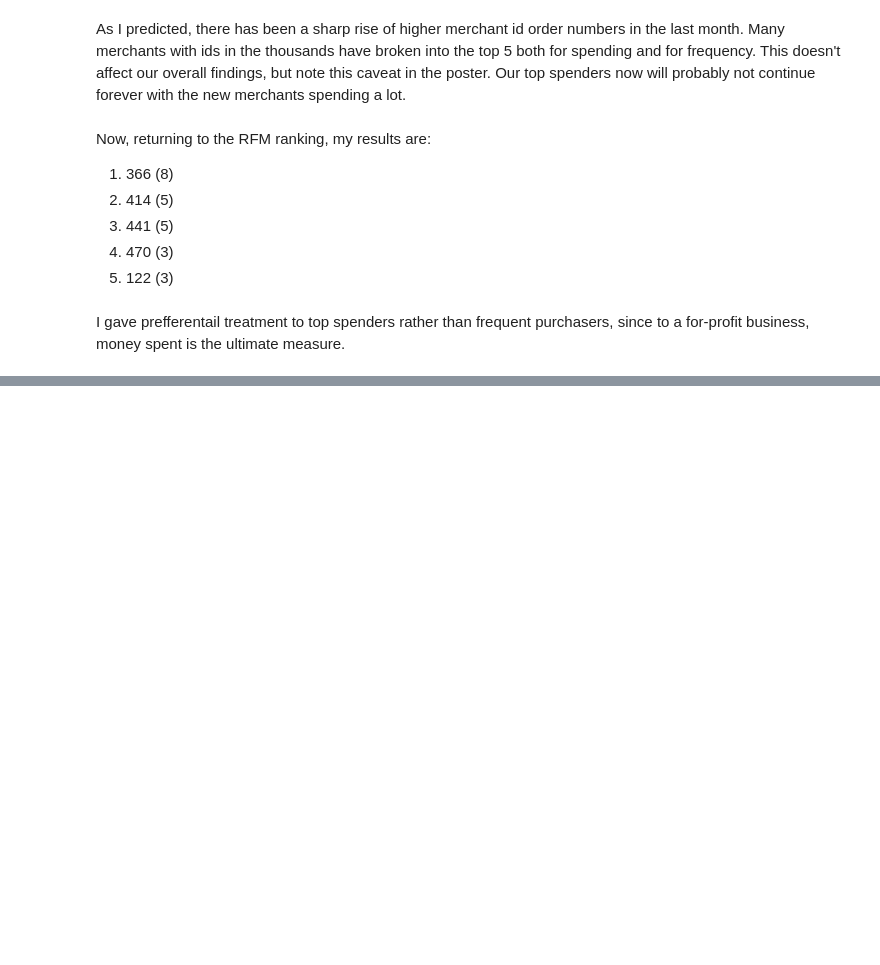
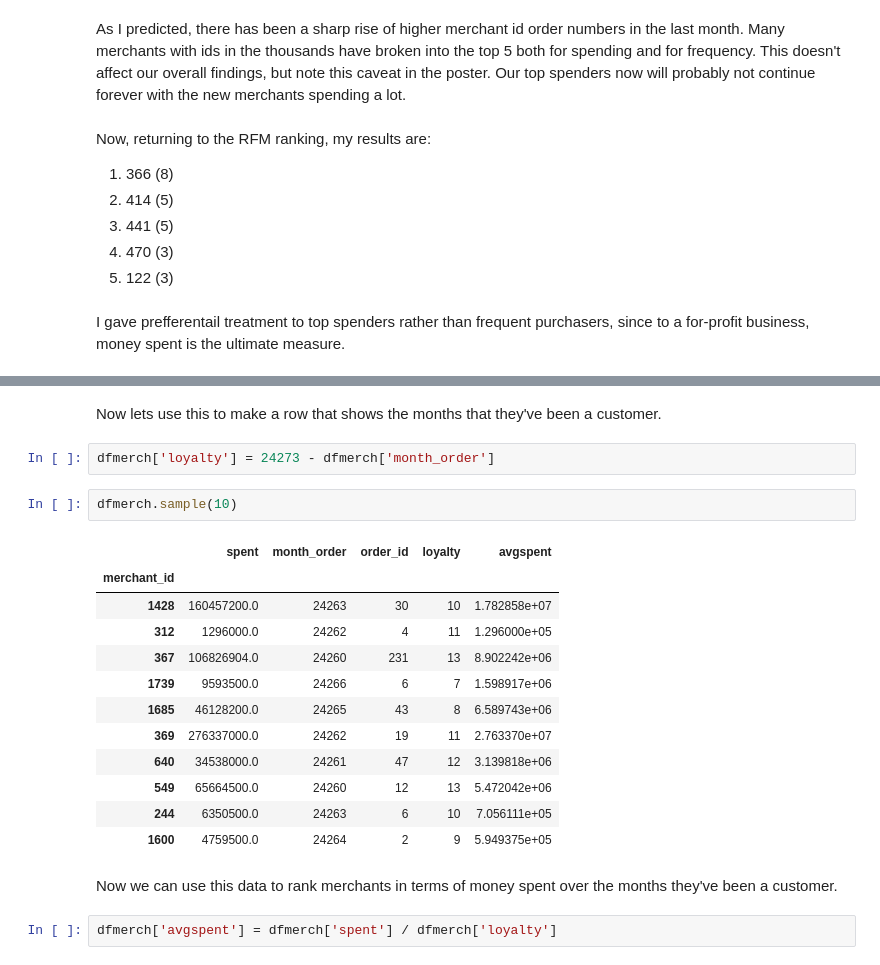
Before and after one commit to graceflitsch/DataScience, a Jupyter notebook: GNB3.ipynb, the cells around one changed output, grey strips where cells are left out. Saved outputs shown, nothing was run; the diff lists cells and outputs as text; blank space fills up the shorter version.

```diff
--- a/GNB3.ipynb
+++ b/GNB3.ipynb
@@ -282,0 +322,23 @@ I gave prefferentail treatment to top spenders rather than frequent purchasers,
+# %% [markdown]
+Now lets use this to make a row that shows the months that they've been a customer.
+# %%
+dfmerch['loyalty'] = 24273 - dfmerch['month_order']
+# %%
+dfmerch.sample(10)
+# %% [output]
+|  | spent | month_order | order_id | loyalty | avgspent |
+| merchant_id |  |  |  |  |  |
+| 1428 | 160457200.0 | 24263 | 30 | 10 | 1.782858e+07 |
+| 312 | 1296000.0 | 24262 | 4 | 11 | 1.296000e+05 |
+| 367 | 106826904.0 | 24260 | 231 | 13 | 8.902242e+06 |
+| 1739 | 9593500.0 | 24266 | 6 | 7 | 1.598917e+06 |
+| 1685 | 46128200.0 | 24265 | 43 | 8 | 6.589743e+06 |
+| 369 | 276337000.0 | 24262 | 19 | 11 | 2.763370e+07 |
+| 640 | 34538000.0 | 24261 | 47 | 12 | 3.139818e+06 |
+| 549 | 65664500.0 | 24260 | 12 | 13 | 5.472042e+06 |
+| 244 | 6350500.0 | 24263 | 6 | 10 | 7.056111e+05 |
+| 1600 | 4759500.0 | 24264 | 2 | 9 | 5.949375e+05 |
+# %% [markdown]
+Now we can use this data to rank merchants in terms of money spent over the months they've been a customer.
+# %%
+dfmerch['avgspent'] = dfmerch['spent'] / dfmerch['loyalty']
```
Also changed, not shown: parts of 23 cells of this notebook.
